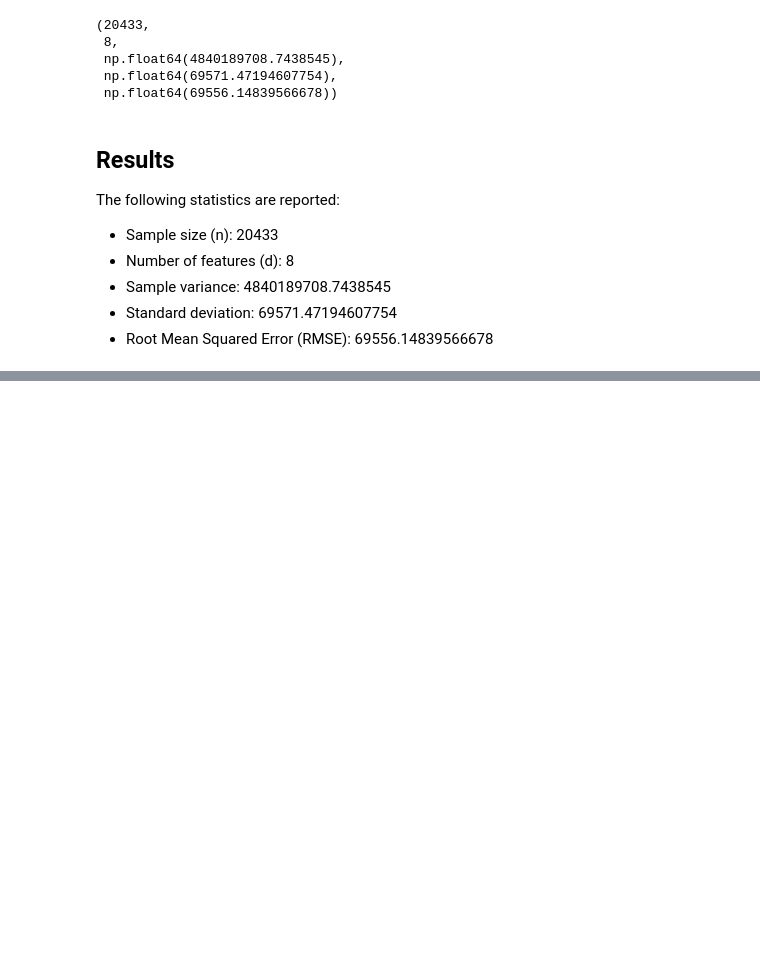
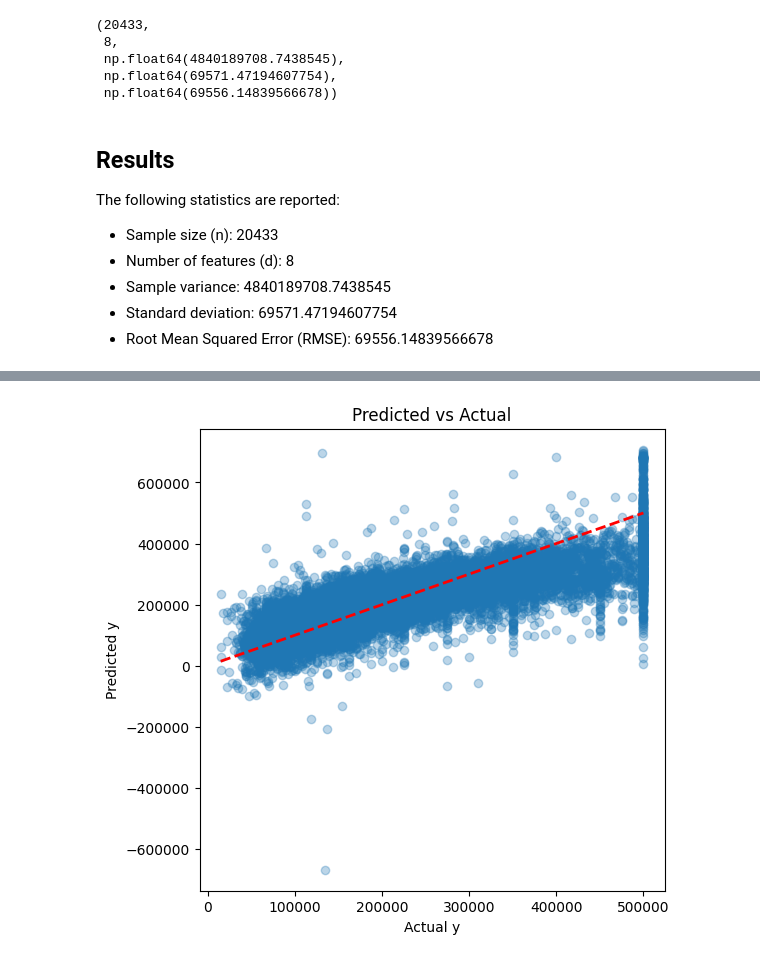
Before and after one commit to kust3n/Sara-Costa-Statistiska-Metoder, a Jupyter notebook: Labb/lab_linear_regression.ipynb, the cells around one changed output, grey strips where cells are left out. Saved outputs shown, nothing was run; the diff lists cells and outputs as text; code cells hidden in the pictures; blank space fills up the shorter version.

```diff
--- a/Labb/lab_linear_regression.ipynb
+++ b/Labb/lab_linear_regression.ipynb
@@ -71,11 +74,12 @@ dtype: int64
 # %%
 df = df.dropna()
 
-df = df.drop("ocean_proximity", axis=1)
-X = df.drop("median_house_value", axis=1).values
+X_num = df.drop(["median_house_value", "ocean_proximity"], axis=1).values
 y = df["median_house_value"].values
 
-model = LinearRegression(X, y)
+cat = df["ocean_proximity"].values
+
+model = LinearRegression(X_num, y)
 model.fit()
 # %%
 df.dtypes
@@ -108,0 +221,16 @@ The following statistics are reported:
+# %%
+import matplotlib.pyplot as plt
+
+y_hat = model.y_hat
+y_true = model.y
+
+plt.figure(figsize=(6,6))
+plt.scatter(y_true, y_hat, alpha=0.3)
+plt.plot([y_true.min(), y_true.max()],
+         [y_true.min(), y_true.max()], 'r--', linewidth=2)
+plt.xlabel("Actual y")
+plt.ylabel("Predicted y")
+plt.title("Predicted vs Actual")
+plt.show()
+# %% [output]
+[figure, added]
```
Also changed, not shown: parts of 21 cells of this notebook, 1 other file.
